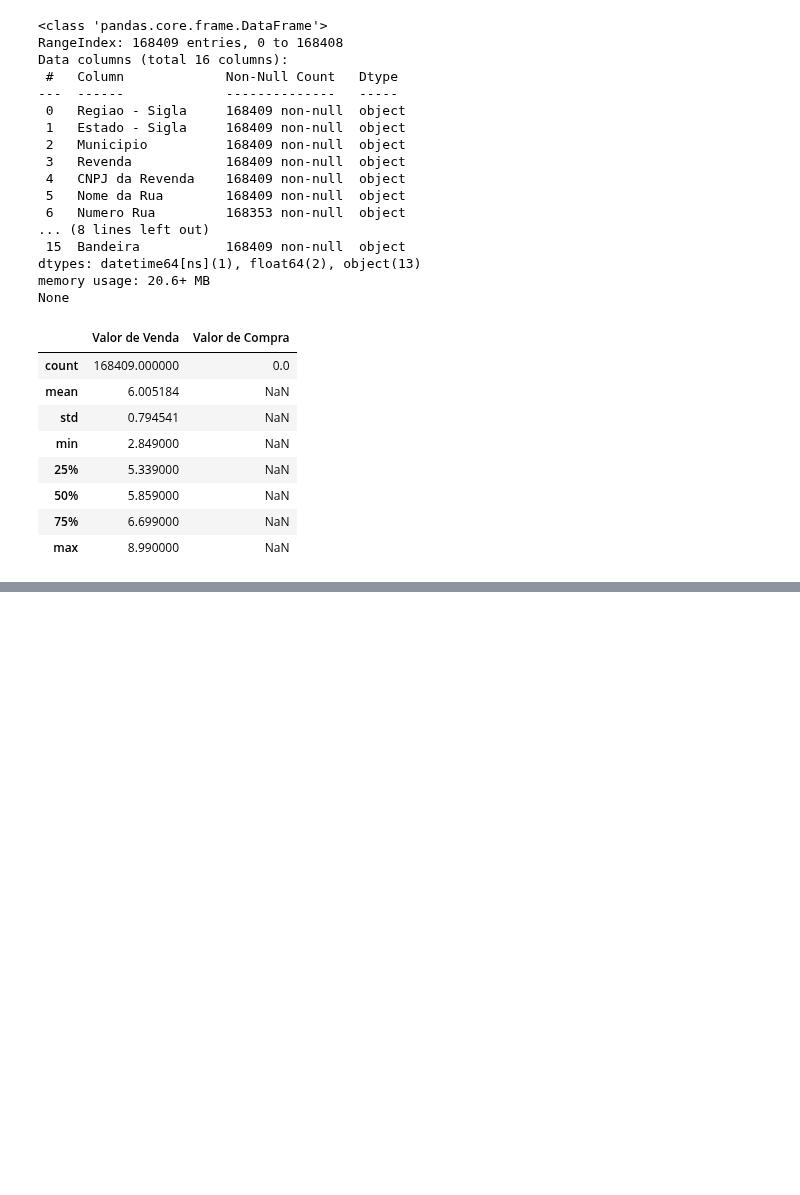
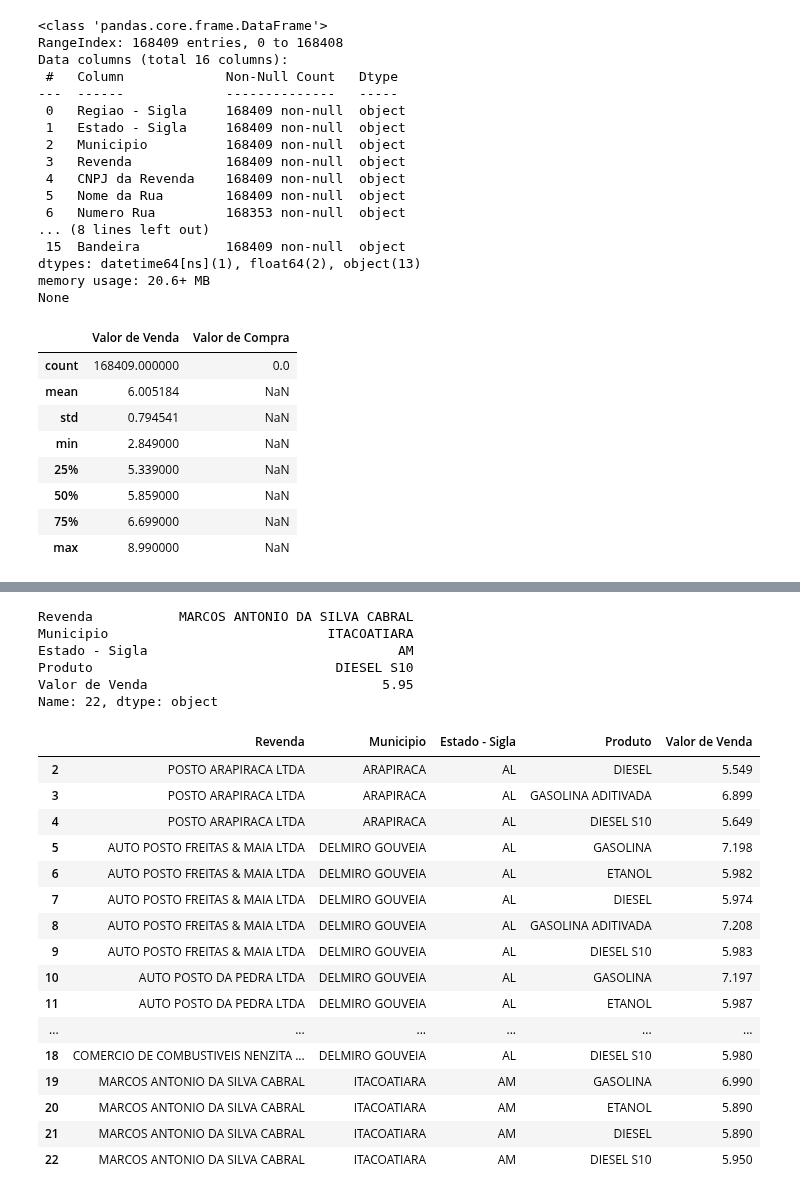
Before and after one commit to VictorGFL/Curso-de-Extensao-python-pandas, a Jupyter notebook: Primeiro_exemplo_em_Pandas.ipynb, the cells around one changed output, grey strips where cells are left out. Drawn from its saved outputs; the diff is of its cells as text; code cells hidden in the pictures; blank space fills up the shorter version.

```diff
--- a/Primeiro_exemplo_em_Pandas.ipynb
+++ b/Primeiro_exemplo_em_Pandas.ipynb
@@ -159,0 +146,6 @@ display(combustíveis_df.describe())
+# %%
+# Criar outro df apenas com colunas que quero
+
+ca_df = combustíveis_df[['Revenda', 'Municipio', 'Estado - Sigla', 'Produto', 'Valor de Venda']]
+
+display(ca_df)
@@ -159,0 +166,32 @@ display(combustíveis_df.describe())
+# %%
+#Procura a linha especificada, no caso a vigésima segunda
+
+display(ca_df.loc[22])
+# %% [output]
+Revenda           MARCOS ANTONIO DA SILVA CABRAL
+Municipio                            ITACOATIARA
+Estado - Sigla                                AM
+Produto                               DIESEL S10
+Valor de Venda                              5.95
+Name: 22, dtype: object
+# %%
+#Retorna uma área especificada no caso da segunda linha até a vigésima segunda
+display(ca_df.loc[2:22])
+# %% [output]
+|  | Revenda | Municipio | Estado - Sigla | Produto | Valor de Venda |
+| 2 | POSTO ARAPIRACA LTDA | ARAPIRACA | AL | DIESEL | 5.549 |
+| 3 | POSTO ARAPIRACA LTDA | ARAPIRACA | AL | GASOLINA ADITIVADA | 6.899 |
+| 4 | POSTO ARAPIRACA LTDA | ARAPIRACA | AL | DIESEL S10 | 5.649 |
+| 5 | AUTO POSTO FREITAS & MAIA LTDA | DELMIRO GOUVEIA | AL | GASOLINA | 7.198 |
+| 6 | AUTO POSTO FREITAS & MAIA LTDA | DELMIRO GOUVEIA | AL | ETANOL | 5.982 |
+| 7 | AUTO POSTO FREITAS & MAIA LTDA | DELMIRO GOUVEIA | AL | DIESEL | 5.974 |
+| 8 | AUTO POSTO FREITAS & MAIA LTDA | DELMIRO GOUVEIA | AL | GASOLINA ADITIVADA | 7.208 |
+| 9 | AUTO POSTO FREITAS & MAIA LTDA | DELMIRO GOUVEIA | AL | DIESEL S10 | 5.983 |
+| 10 | AUTO POSTO DA PEDRA LTDA | DELMIRO GOUVEIA | AL | GASOLINA | 7.197 |
+| 11 | AUTO POSTO DA PEDRA LTDA | DELMIRO GOUVEIA | AL | ETANOL | 5.987 |
+| ... | ... | ... | ... | ... | ... |
+| 18 | COMERCIO DE COMBUSTIVEIS NENZITA ... | DELMIRO GOUVEIA | AL | DIESEL S10 | 5.980 |
+| 19 | MARCOS ANTONIO DA SILVA CABRAL | ITACOATIARA | AM | GASOLINA | 6.990 |
+| 20 | MARCOS ANTONIO DA SILVA CABRAL | ITACOATIARA | AM | ETANOL | 5.890 |
+| 21 | MARCOS ANTONIO DA SILVA CABRAL | ITACOATIARA | AM | DIESEL | 5.890 |
+| 22 | MARCOS ANTONIO DA SILVA CABRAL | ITACOATIARA | AM | DIESEL S10 | 5.950 |
```
Also changed, not shown: parts of 5 cells of this notebook.
